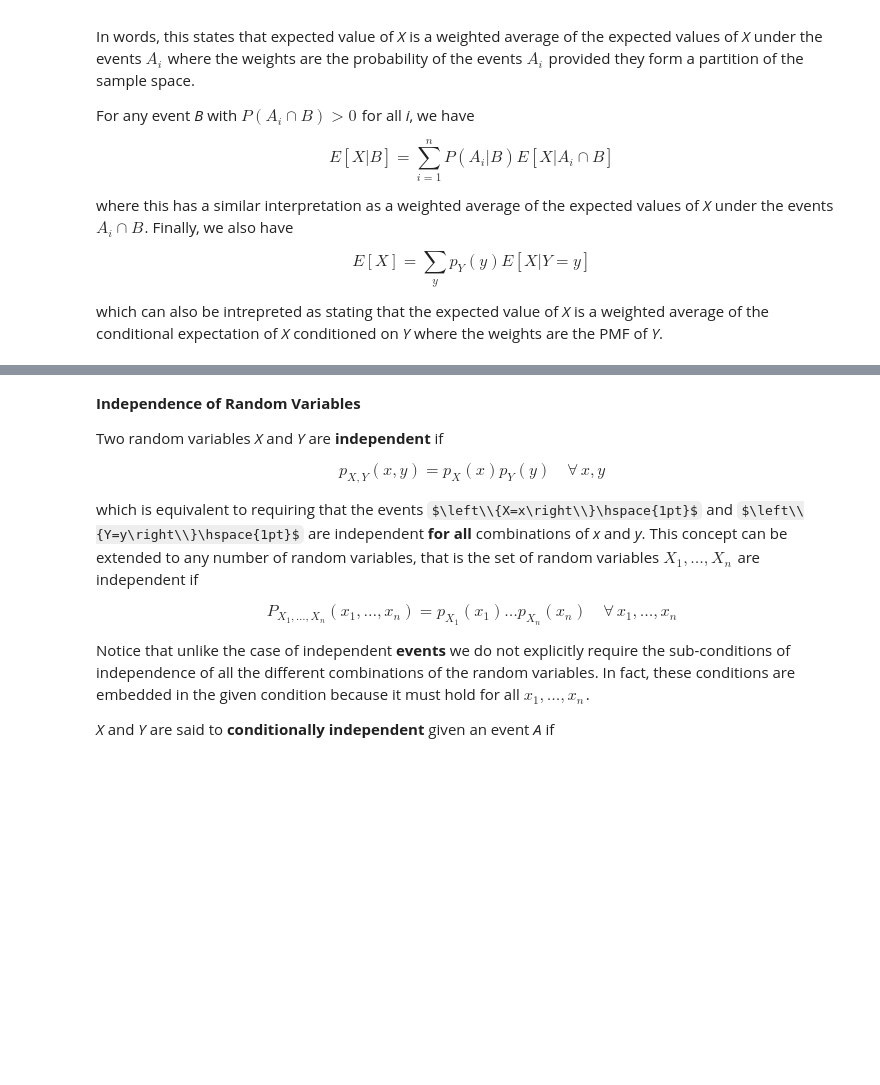
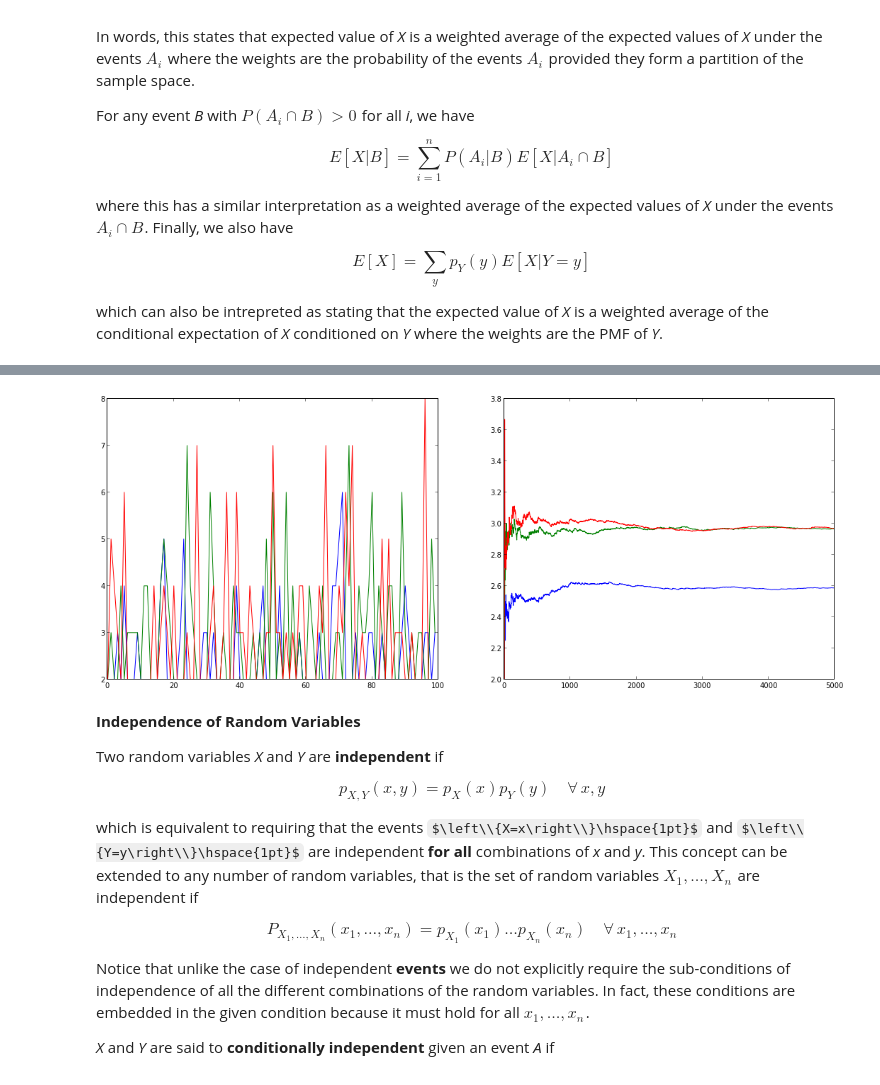
Before and after one commit to masinoa/probability, a Jupyter notebook: Discrete_Random_Variables.ipynb, the cells around one changed output, grey strips where cells are left out. Drawn from its saved outputs; the diff is of its cells as text; code cells hidden in the pictures; some formulas as TeX source; blank space fills up the shorter version.

```diff
--- a/Discrete_Random_Variables.ipynb
+++ b/Discrete_Random_Variables.ipynb
@@ -154,3 +212,32 @@ which can also be intrepreted as stating that the expected value of *X* is a wei
+# %%
+pValues = [0.2*(i+1) for i in range(3)]
+numGames = 5000
+
+def playGame(p, count = 0, lastToss = -1):
+    heads = numpy.random.rand()<=p
+    if lastToss == -1: return playGame(p,count+1, heads)
+    if (lastToss and heads) or (not lastToss and not heads): return count + 1
+    else: return playGame(p, count+1, heads)
+
+rslts = []
+for p in pValues:
+    rslt = []
+    for g in range(numGames):
+        rslt.append(playGame(p))
+    rslts.append(rslt)
+
+cumAvgs = []
+for r in rslts:
+    cumSum = numpy.cumsum(r)
+    cumAvgs.append([cumSum[i]/float((i+1)) for i in range(numGames)])
+
+f,axarr = pyplot.subplots(1,2)
+f.subplots_adjust(right=2.5)
+f.subplots_adjust(top=1.5)
+for r in rslts: axarr[0].plot(range(min(100,numGames)),r[0:min(100,numGames)])
+for ca in cumAvgs: axarr[1].plot(range(numGames), ca)
+# %% [output]
+[figure, added]
 # %% [markdown]
 **Independence of Random Variables**
 
```
Also changed, not shown: parts of 3 cells of this notebook, 1 other file.
